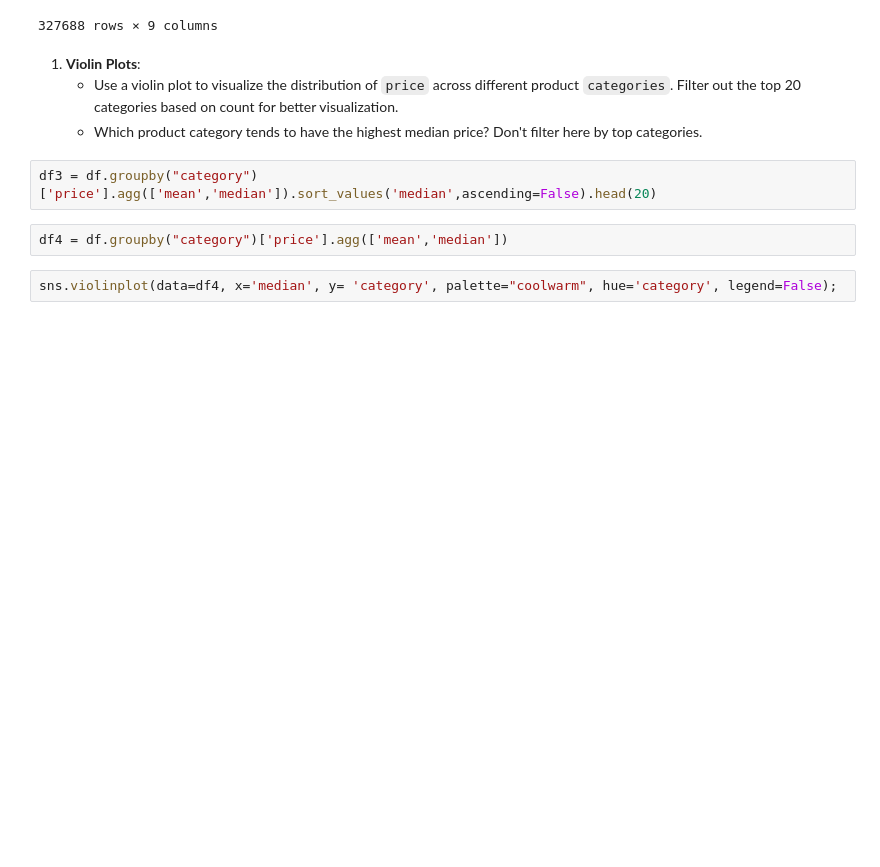
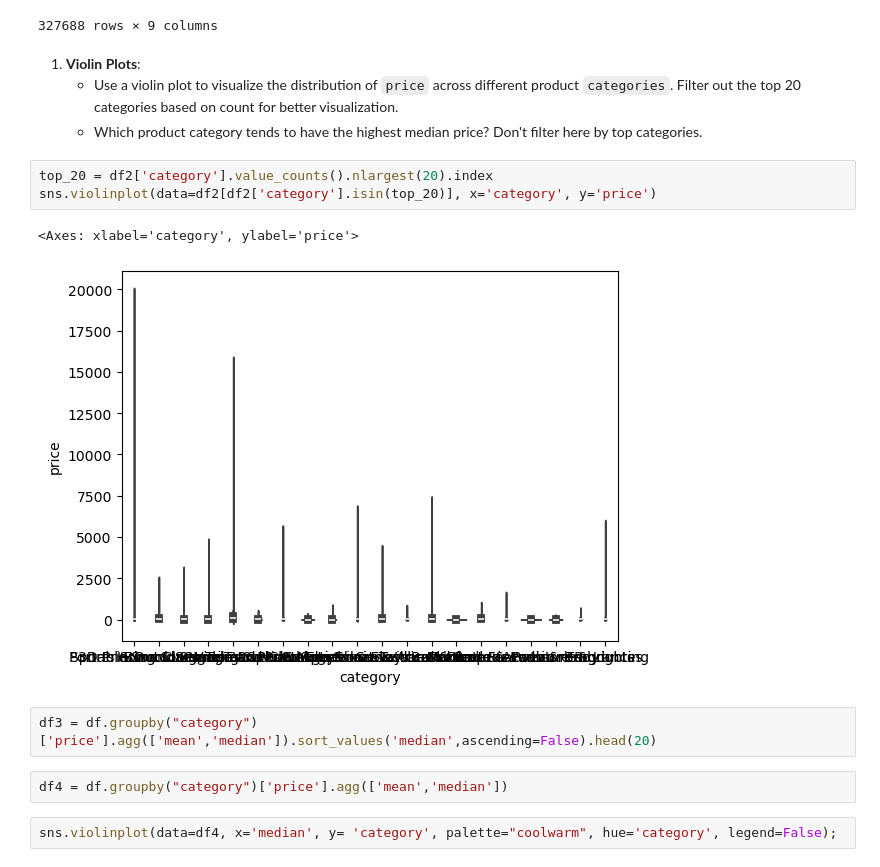
Before and after one commit to GuiHaasBR/lab-eda-bivariate, a Jupyter notebook: lab_bivariate.ipynb, the cells around one changed output. Saved outputs shown, nothing was run; the diff lists cells and outputs as text; blank space fills up the shorter version.

```diff
--- a/lab_bivariate.ipynb
+++ b/lab_bivariate.ipynb
@@ -219,6 +216,12 @@ df2
 1. **Violin Plots**:
     - Use a violin plot to visualize the distribution of `price` across different product `categories`. Filter out the top 20 categories based on count for better visualization.
     - Which product category tends to have the highest median price? Don't filter here by top categories.
+# %%
+top_20 = df2['category'].value_counts().nlargest(20).index
+sns.violinplot(data=df2[df2['category'].isin(top_20)], x='category', y='price')
+# %% [output]
+<Axes: xlabel='category', ylabel='price'>
+[figure, added]
 # %%
 df3 = df.groupby("category")['price'].agg(['mean','median']).sort_values('median',ascending=False).head(20)
 # %%
```
Also changed, not shown: parts of 28 cells of this notebook.
